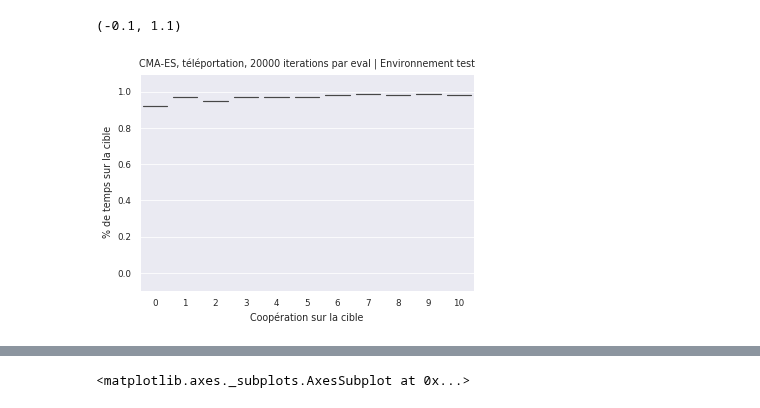
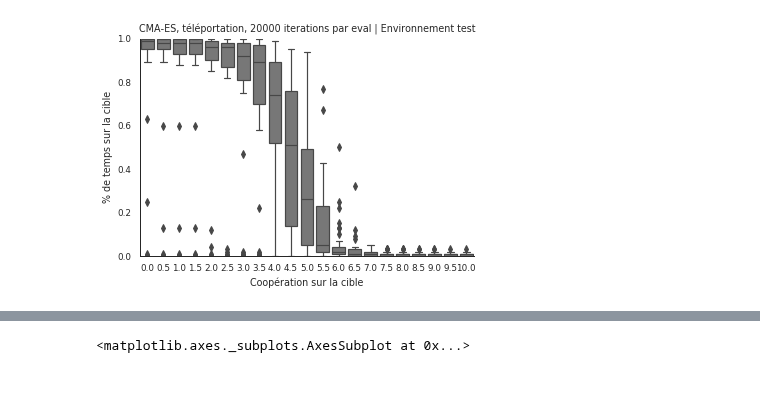
Before and after one commit to PaulEcoffet/roborobo3, a Jupyter notebook: roborobo3/notebooks/heatmap_choice.ipynb, the cells around one changed output, grey strips where cells are left out. Saved outputs shown, nothing was run; the diff lists cells and outputs as text; code cells hidden in the pictures.

```diff
--- a/roborobo3/notebooks/heatmap_choice.ipynb
+++ b/roborobo3/notebooks/heatmap_choice.ipynb
@@ -31,25 +28,25 @@ def read_csvx(path, *args, **kwargs):
         return pd.read_csv(path, *args, **kwargs)
 # %%
 run = 0
-path = "../trash/rep//rep00/"
+path = "/home/pecoffet/remoterobo/logs/bm-alife-tp-allconf-method2-noclamp-2019-03-13-*/fake_see/**/rep00/"
 logs = []
 for curpath in sorted(glob.iglob(path, recursive=True)):
     try:
-        print([int(re.search('analysis_log_(\d+)', fname).group(1)) for fname in glob.glob(join(curpath, 'analysis_log_*'))])
         gen = max([int(re.search('analysis_log_(\d+)', fname).group(1)) for fname in glob.glob(join(curpath, 'analysis_log_*'))])
         analyse_file = curpath + 'analysis_log_{}.txt'.format(gen)
     except IndexError:
-        print("Pas de resultat")
+        continue
+    except ValueError:
         continue
     print(analyse_file)
-    log = read_csvx(analyse_file, delimiter="\t")
+    log = read_csvx(analyse_file, delimiter="\t").query('oppCoop % 0.5 == 0')
     log['run'] = run
     log['onOpp'] = (log['oppId'] == 0)
     res = log.groupby(['oppNb', 'oppCoop'], as_index=False).mean()
     res['run'] = run
     logs.append(res)
     run += 1
-    if run == 3:
+    if run == 128:
         break
 log = pd.concat(logs)
 # %% [output]
@@ -58,10 +71,12 @@ log = pd.concat(logs)
 # %%
+log = pd.concat(logs)
 sns.set_context('paper')
-sns.violinplot(y='onOpp', x='oppCoop', data=log.query('oppNb == 1'), cut=0, scale="width")
+sns.set_style('white')
+sns.boxplot(y='teleport', x='oppCoop', data=log.query('oppNb == 1 and oppCoop <= 10'), color="#777777")
 plt.title('CMA-ES, téléportation, 20000 iterations par eval | Environnement test')
 plt.ylabel('% de temps sur la cible')
 plt.xlabel('Coopération sur la cible')
-plt.ylim(-0.1, 1.1)
+plt.ylim(-0, 1)
+sns.despine()
 # %% [output]
-(-0.1, 1.1)
-[figure, old version]
+[figure, new version]
```
Also changed, not shown: parts of 4 cells of this notebook, 3 other files.
